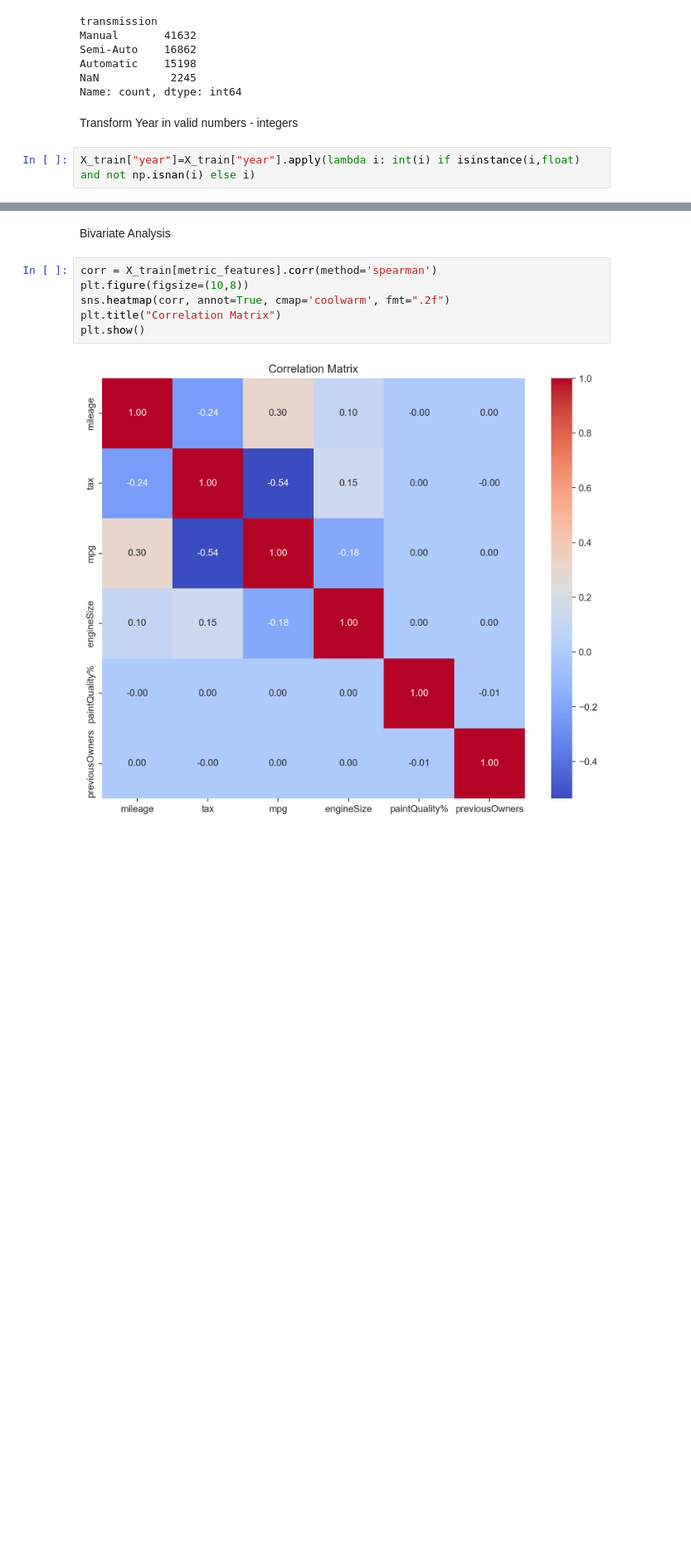
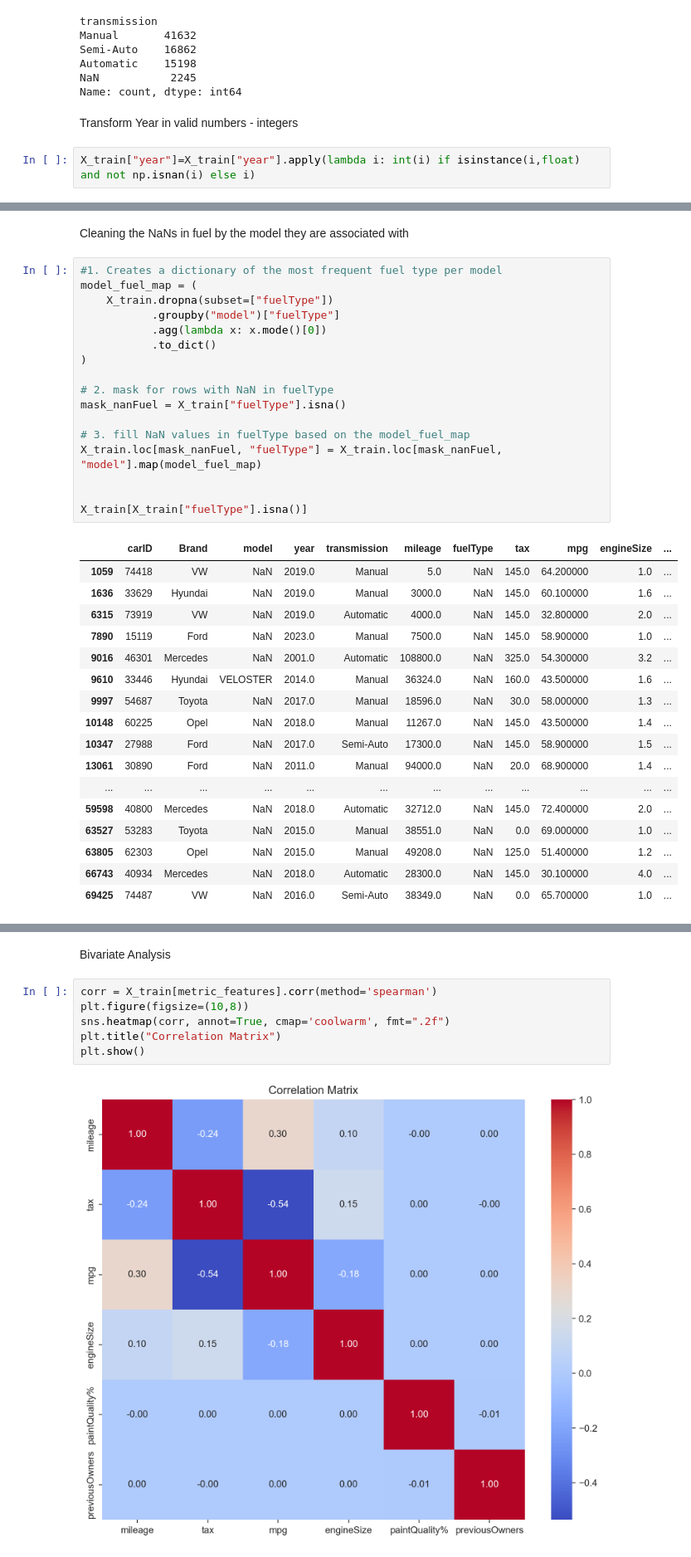
Before and after one commit to Filipesteves974/Machine-Learning-project, a Jupyter notebook: updatedvicky.ipynb, the cells around one changed output, grey strips where cells are left out. Shown at 83% size. Drawn from its saved outputs; the diff is of its cells as text; blank space fills up the shorter version.

```diff
--- a/updatedvicky.ipynb
+++ b/updatedvicky.ipynb
@@ -548,0 +566,37 @@ Flling in missing values
+# %% [markdown]
+Cleaning the NaNs in fuel by the model they are associated with
+# %%
+#1. Creates a dictionary of the most frequent fuel type per model
+model_fuel_map = (
+    X_train.dropna(subset=["fuelType"])
+           .groupby("model")["fuelType"]
+           .agg(lambda x: x.mode()[0])
+           .to_dict()
+)
+
+# 2. mask for rows with NaN in fuelType
+mask_nanFuel = X_train["fuelType"].isna()
+
+# 3. fill NaN values in fuelType based on the model_fuel_map
+X_train.loc[mask_nanFuel, "fuelType"] = X_train.loc[mask_nanFuel, "model"].map(model_fuel_map)
+
+
+X_train[X_train["fuelType"].isna()]
+# %% [output]
+|  | carID | Brand | model | year | transmission | mileage | fuelType | tax | mpg | engineSize | ... |
+| 1059 | 74418 | VW | NaN | 2019.0 | Manual | 5.0 | NaN | 145.0 | 64.200000 | 1.0 | ... |
+| 1636 | 33629 | Hyundai | NaN | 2019.0 | Manual | 3000.0 | NaN | 145.0 | 60.100000 | 1.6 | ... |
+| 6315 | 73919 | VW | NaN | 2019.0 | Automatic | 4000.0 | NaN | 145.0 | 32.800000 | 2.0 | ... |
+| 7890 | 15119 | Ford | NaN | 2023.0 | Manual | 7500.0 | NaN | 145.0 | 58.900000 | 1.0 | ... |
+| 9016 | 46301 | Mercedes | NaN | 2001.0 | Automatic | 108800.0 | NaN | 325.0 | 54.300000 | 3.2 | ... |
+| 9610 | 33446 | Hyundai | VELOSTER | 2014.0 | Manual | 36324.0 | NaN | 160.0 | 43.500000 | 1.6 | ... |
+| 9997 | 54687 | Toyota | NaN | 2017.0 | Manual | 18596.0 | NaN | 30.0 | 58.000000 | 1.3 | ... |
+| 10148 | 60225 | Opel | NaN | 2018.0 | Manual | 11267.0 | NaN | 145.0 | 43.500000 | 1.4 | ... |
+| 10347 | 27988 | Ford | NaN | 2017.0 | Semi-Auto | 17300.0 | NaN | 145.0 | 58.900000 | 1.5 | ... |
+| 13061 | 30890 | Ford | NaN | 2011.0 | Manual | 94000.0 | NaN | 20.0 | 68.900000 | 1.4 | ... |
+| ... | ... | ... | ... | ... | ... | ... | ... | ... | ... | ... | ... |
+| 59598 | 40800 | Mercedes | NaN | 2018.0 | Automatic | 32712.0 | NaN | 145.0 | 72.400000 | 2.0 | ... |
+| 63527 | 53283 | Toyota | NaN | 2015.0 | Manual | 38551.0 | NaN | 0.0 | 69.000000 | 1.0 | ... |
+| 63805 | 62303 | Opel | NaN | 2015.0 | Manual | 49208.0 | NaN | 125.0 | 51.400000 | 1.2 | ... |
+| 66743 | 40934 | Mercedes | NaN | 2018.0 | Automatic | 28300.0 | NaN | 145.0 | 30.100000 | 4.0 | ... |
+| 69425 | 74487 | VW | NaN | 2016.0 | Semi-Auto | 38349.0 | NaN | 0.0 | 65.700000 | 1.0 | ... |
```
Also changed, not shown: parts of 20 cells of this notebook.
